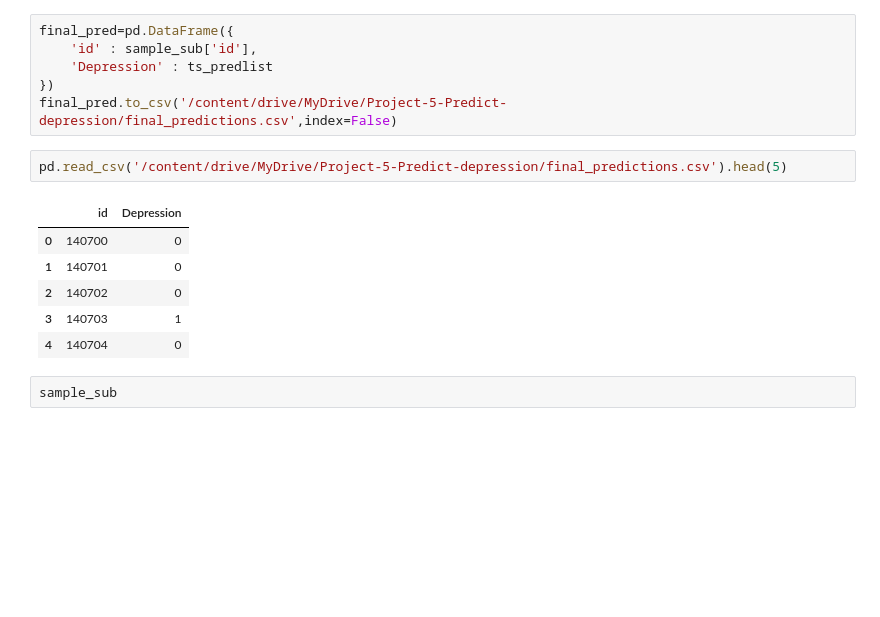
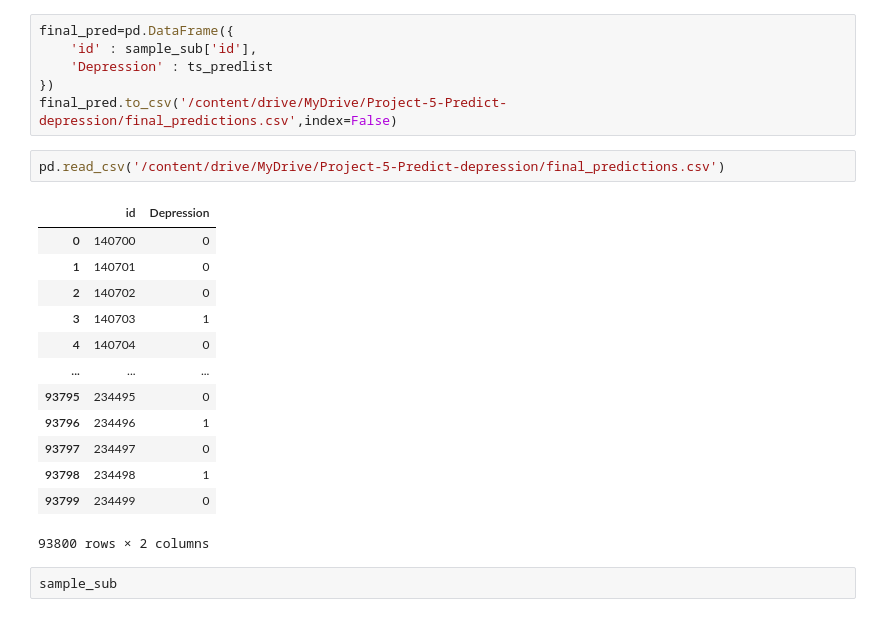
Before and after one commit to Rohini-guvi/Project-5-Predicting-Depression, a Jupyter notebook: model.ipynb, the cells around one changed output. Cells and saved outputs as stored; diff of their text form; blank space fills up the shorter version.

```diff
--- a/model.ipynb
+++ b/model.ipynb
@@ -1778,14 +1760,21 @@ final_pred=pd.DataFrame({
 })
 final_pred.to_csv('/content/drive/MyDrive/Project-5-Predict-depression/final_predictions.csv',index=False)
 # %%
-pd.read_csv('/content/drive/MyDrive/Project-5-Predict-depression/final_predictions.csv').head(5)
+pd.read_csv('/content/drive/MyDrive/Project-5-Predict-depression/final_predictions.csv')
 # %% [output]
 |  | id | Depression |
 | 0 | 140700 | 0 |
 | 1 | 140701 | 0 |
 | 2 | 140702 | 0 |
 | 3 | 140703 | 1 |
 | 4 | 140704 | 0 |
+| ... | ... | ... |
+| 93795 | 234495 | 0 |
+| 93796 | 234496 | 1 |
+| 93797 | 234497 | 0 |
+| 93798 | 234498 | 1 |
+| 93799 | 234499 | 0 |
+93800 rows × 2 columns
 # %%
 sample_sub
 # %% [output]
```
Also changed, not shown: parts of 24 cells of this notebook.
